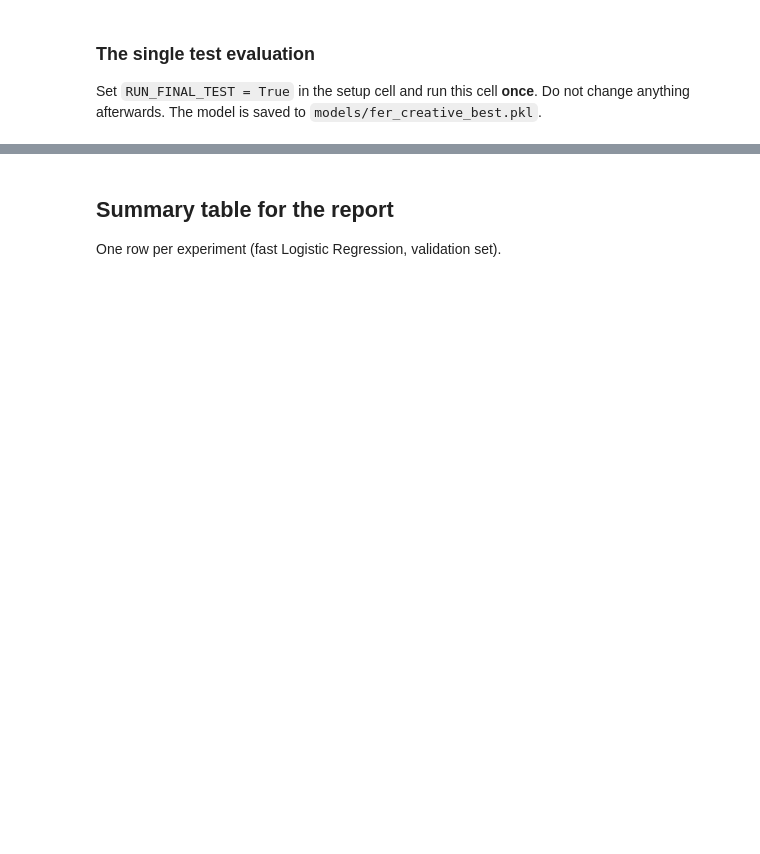
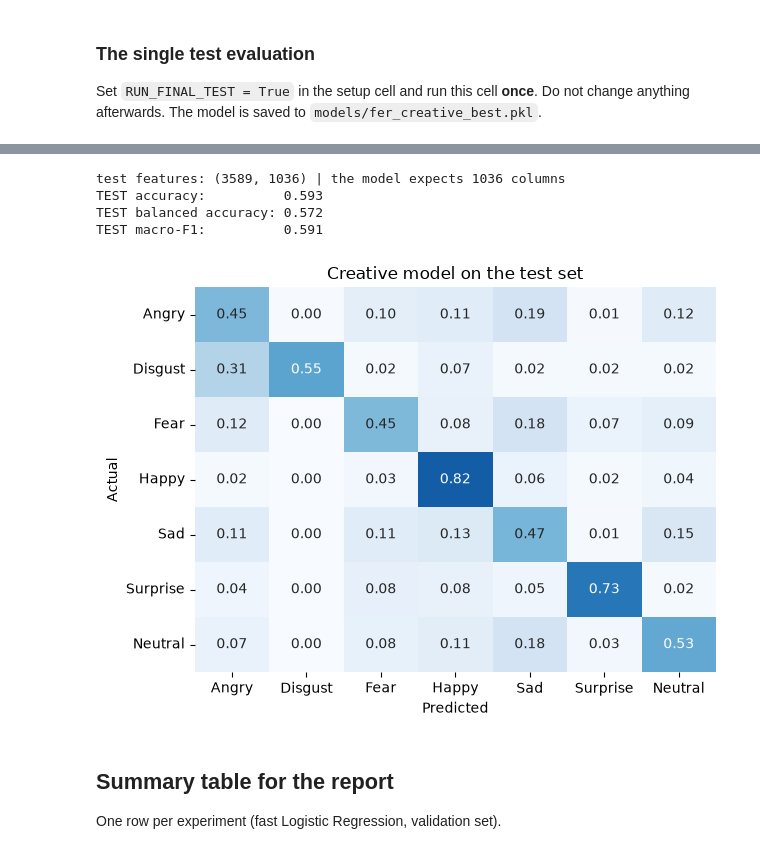
Before and after one commit to thesuacar/ml-emotionalrecognition, a Jupyter notebook: notebooks/05_task5_creative_challenge.ipynb, the cells around one changed output, grey strips where cells are left out. Drawn from its saved outputs; the diff is of its cells as text; code cells hidden in the pictures; blank space fills up the shorter version.

Commit message:
creative challenge - complete

```diff
--- a/notebooks/05_task5_creative_challenge.ipynb
+++ b/notebooks/05_task5_creative_challenge.ipynb
@@ -52,7 +52,7 @@ from scripts.fer_features import EMOTIONS, FEATURE_FNS, extract_hog, extract_lan
 warnings.filterwarnings("ignore")
 
 RUN_FINAL_TEST = True      # change to True only once, at the very end
-FORCE_RETRAIN = False      # False = reuse the saved final model when its settings match; True = train again
+FORCE_RETRAIN = True     # False = reuse the saved final model when its settings match; True = train again
 
 os.makedirs(MODEL_DIR, exist_ok=True)
 os.makedirs(FIG_DIR, exist_ok=True)
@@ -336,3 +362,50 @@ TEST macro-F1:          0.592
+# %%
+if RUN_FINAL_TEST:
+    test_df = pd.read_csv(os.path.join(FER_DIR, "fer2013_test.csv"))
+    img_test = np.array([np.array(p.split(), dtype=np.uint8).reshape(48, 48) for p in test_df["pixels"]])
+    y_test = test_df["emotion"].values
+
+    # Build the test features in the SAME column order as in training: HOG first, then landmarks
+    X_test = extract_hog(img_test)                                   # fast, needs no dlib
+
+    if FEATURES_CHOICE == "hog_landmarks":
+        landmarks_test_file = ROOT / "data/fer/features/landmarks_test.npy"
+        if landmarks_test_file.exists():
+            landmarks_test = np.load(landmarks_test_file)            # saved earlier by the Task 1 notebook
+        else:
+            landmarks_test = extract_landmarks(img_test)             # only this case needs the dlib model file
+        assert landmarks_test.shape == (len(img_test), 136), f"unexpected landmark shape: {landmarks_test.shape}"
+        X_test = np.hstack([X_test, landmarks_test])
+
+    # Safety check: the test features must have exactly the number of columns the model was trained on
+    expected = final_model.n_features_in_
+    print("test features:", X_test.shape, "| the model expects", expected, "columns")
+    assert X_test.shape[1] == expected, f"Test has {X_test.shape[1]} columns but the model was trained on {expected}. Do not evaluate."
+
+    y_test_pred = final_model.predict(X_test)
+
+    print("TEST accuracy:         ", round(accuracy_score(y_test, y_test_pred), 3))
+    print("TEST balanced accuracy:", round(balanced_accuracy_score(y_test, y_test_pred), 3))
+    print("TEST macro-F1:         ", round(f1_score(y_test, y_test_pred, average="macro"), 3))
+
+    cm = confusion_matrix(y_test, y_test_pred, labels=range(7), normalize="true")
+    sns.heatmap(cm, annot=True, fmt=".2f", cmap="Blues", vmin=0, vmax=1, cbar=False,
+                xticklabels=EMOTIONS, yticklabels=EMOTIONS)
+    plt.title("Creative model on the test set")
+    plt.xlabel("Predicted"); plt.ylabel("Actual")
+    plt.tight_layout()
+    plt.savefig(FIG_DIR / "creative_confusion_test.png", dpi=150)
+    plt.show()
+
+    joblib.dump(final_model, MODEL_DIR / "fer_creative_best.pkl")
+else:
+    print("Skipped. Set RUN_FINAL_TEST = True in the setup cell when everything above is final.")
+# %% [output]
+test features: (3589, 1036) | the model expects 1036 columns
+TEST accuracy:          0.593
+TEST balanced accuracy: 0.572
+TEST macro-F1:          0.591
+[figure, added]
 # %% [markdown]
 ## Summary table for the report
 One row per experiment (fast Logistic Regression, validation set).
```
Also changed, not shown: parts of 10 cells of this notebook, 5 other files.
